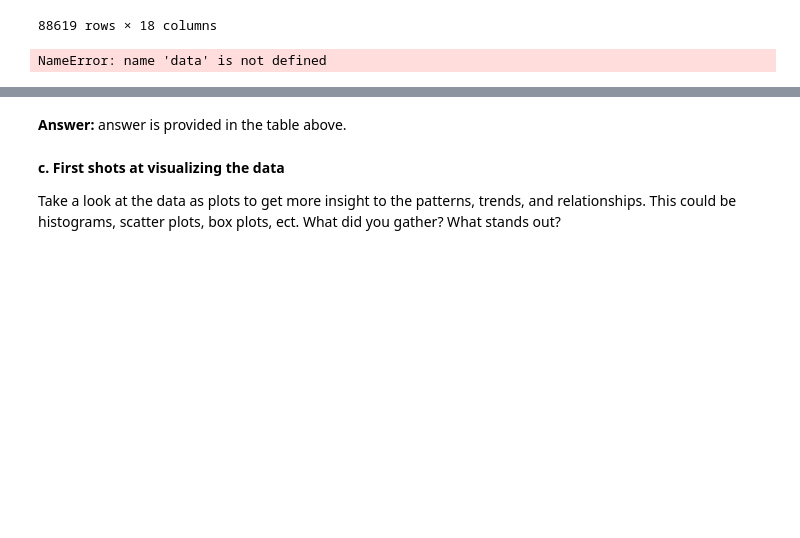
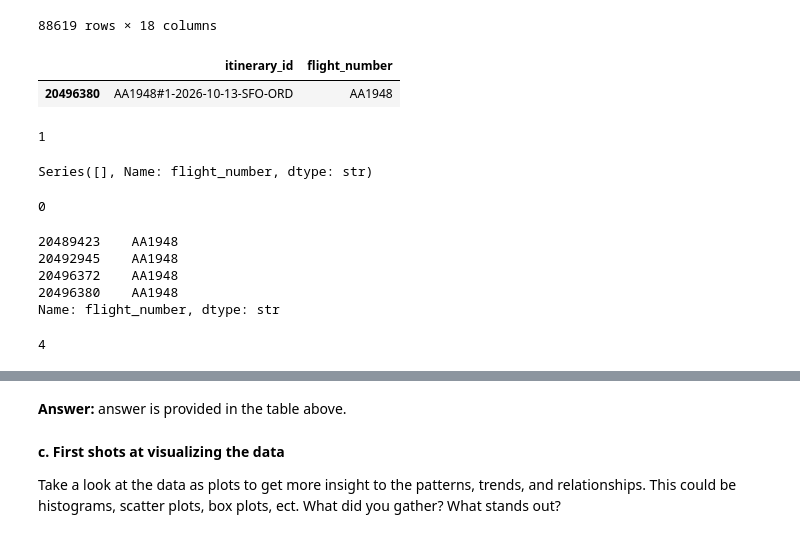
Before and after one commit to NazarZavrinUT/Introduction_to_Data_Science_project, a Jupyter notebook: IDS2026_HW07.ipynb, the cells around one changed output, grey strips where cells are left out. Saved outputs shown, nothing was run; the diff lists cells and outputs as text; code cells hidden in the pictures; blank space fills up the shorter version.

```diff
--- a/IDS2026_HW07.ipynb
+++ b/IDS2026_HW07.ipynb
@@ -272,17 +294,27 @@ aircraft {'': 88619}
 | 20496059 | LL2628-2026-10-13-JFK-BCN | 2026-10-08 10:47:33.166587 | 488.820007 | 2026-10-13 | North America | Iberia | 0 | LL | ... |
 88619 rows × 18 columns
 # %%
-loc1 = data.loc[data.itinerary_id.str.startswith("AA1948#1"), "flight_number"]
+loc1 = data.loc[data.itinerary_id.str.startswith("AA1948#1"), ["itinerary_id", "flight_number"]]
 display(loc1)
 print(len(loc1))
 loc2 = data.loc[data.flight_number == "AA1948#1", "flight_number"]
 display(loc2)
 print(len(loc2))
 loc3 = data.loc[data.flight_number.str.startswith("AA1948"), "flight_number"]
 display(loc3)
 print(len(loc3))
 # %% [output]
+|  | itinerary_id | flight_number |
+| 20496380 | AA1948#1-2026-10-13-SFO-ORD | AA1948 |
-NameError: name 'data' is not defined
+1
+Series([], Name: flight_number, dtype: str)
+0
+20489423    AA1948
+20492945    AA1948
+20496372    AA1948
+20496380    AA1948
+Name: flight_number, dtype: str
+4
 # %% [markdown]
 ### Example table to get a clear overview of the variables in the data:
 
```
Also changed, not shown: parts of 3 cells of this notebook.
